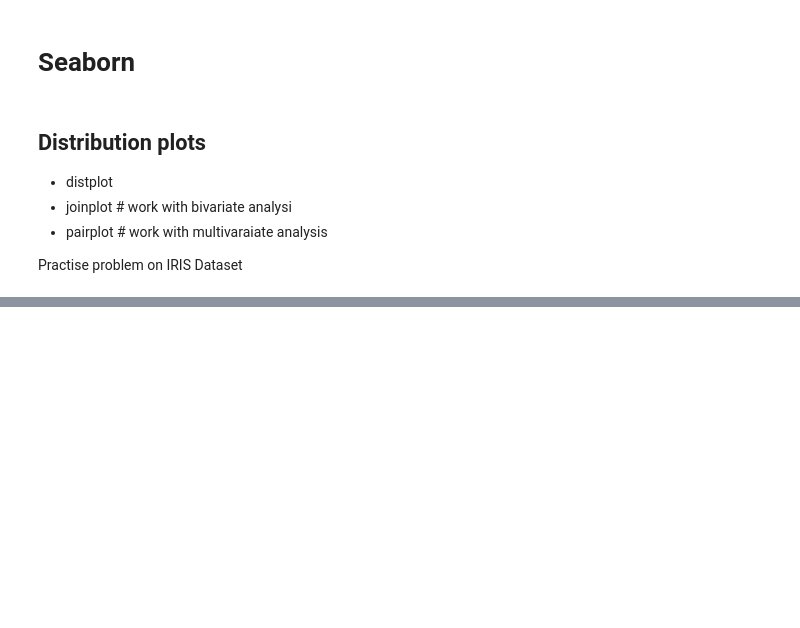
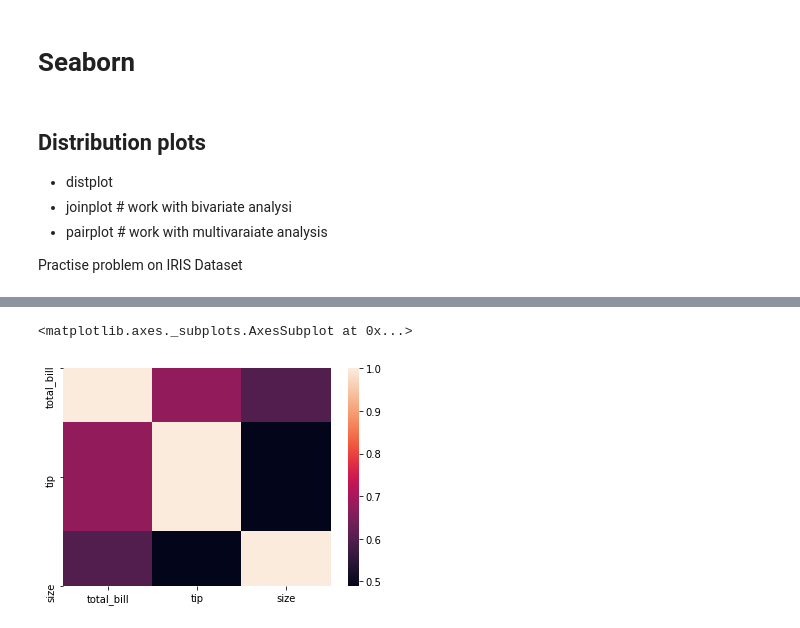
Before and after one commit to vishaldubey180/Machine-laearning-KN, a Jupyter notebook: Seaborn/seaborn.ipynb, the cells around one changed output, grey strips where cells are left out. Saved outputs shown, nothing was run; the diff lists cells and outputs as text; code cells hidden in the pictures; blank space fills up the shorter version.

```diff
--- a/Seaborn/seaborn.ipynb
+++ b/Seaborn/seaborn.ipynb
@@ -24,3 +24,5 @@ Practise problem on IRIS Dataset
 # seaborn help's us to visualize multiple features
 # %%
 import seaborn as sns
+# %%
+df = sns.load_dataset('tips')
@@ -26,0 +90,5 @@ import seaborn as sns
+# %%
+sns.heatmap(df.corr())
+# %% [output]
+<matplotlib.axes._subplots.AxesSubplot at 0x...>
+[figure, added]
```
Also changed, not shown: parts of 22 cells of this notebook.
